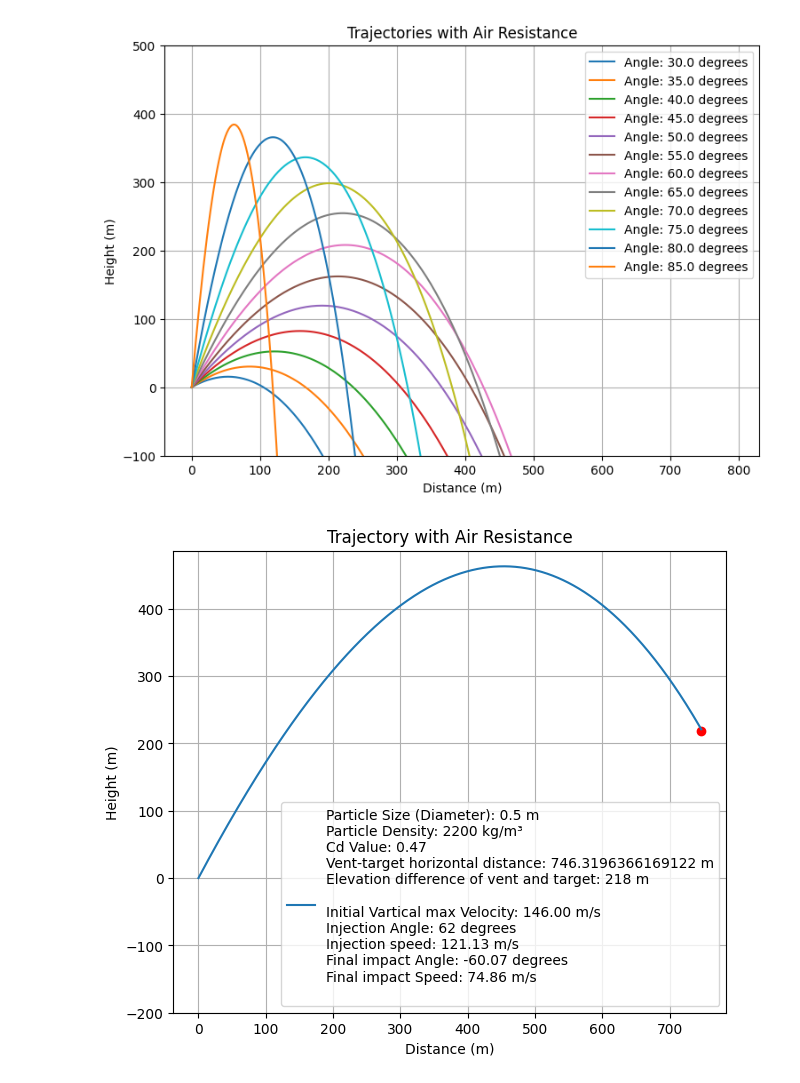
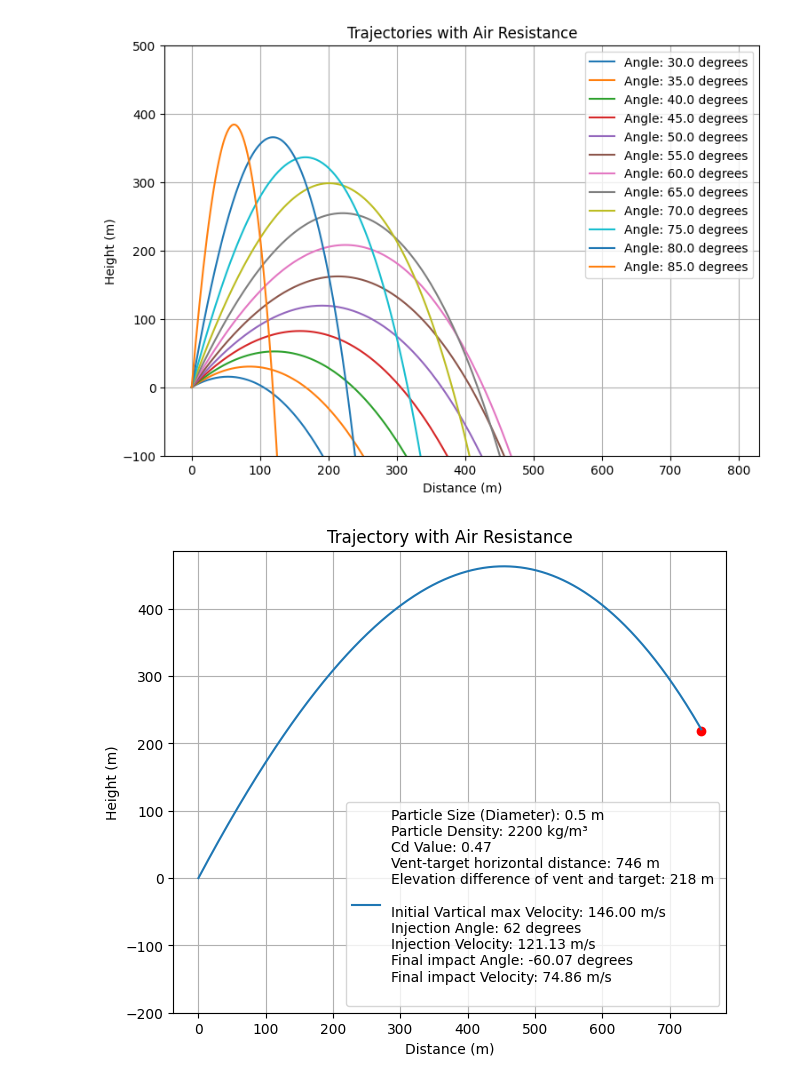
Before and after one commit to tatsuro-Chiba/covid19, a Jupyter notebook: Untitled2.ipynb, the cells around one changed output. Saved outputs shown, nothing was run; the diff lists cells and outputs as text; code cells hidden in the pictures.

```diff
--- a/Untitled2.ipynb
+++ b/Untitled2.ipynb
@@ -96,7 +96,7 @@ import numpy as np
 from scipy.integrate import solve_ivp
 import matplotlib.pyplot as plt
 
-
+######################## 御嶽山　本白根山　50cmサイズでの初速検証
 
 
 # 空気抵抗を考慮した弾道計算関数
@@ -183,34 +183,34 @@ while True:
             # ラベルのフォーマットを更新
             v = v0 * np.sin(np.radians(angle)) ** 1.5
             label_text = (
                 f"Particle Size (Diameter): {size} m\n"
                 f"Particle Density: {density} kg/m³\n"
                 f"Cd Value: {Cd}\n"
-                f"Vent-target horizontal distance: {target_distance} m\n"
+                f"Vent-target horizontal distance: {target_distance:.0f} m\n"
                 f"Elevation difference of vent and target: {target_height} m\n\n"
                 f"Initial Vartical max Velocity: {v0:.2f} m/s\n"
                 f"Injection Angle: {angle} degrees\n"
-                f"Injection speed: {v:.2f} m/s\n"
+                f"Injection Velocity: {v:.2f} m/s\n"
                 f"Final impact Angle: {final_angle:.2f} degrees\n"
-                f"Final impact Speed: {final_speed:.2f} m/s\n"
+                f"Final impact Velocity: {final_speed:.2f} m/s\n"
             )
             # 軌跡をプロット
             plt.figure(figsize=(10, 6))
             plt.plot(x, y, label=label_text)
             plt.scatter([target_distance], [target_height], color='red')  # 目標地点
             plt.gca().set_aspect('equal', adjustable='box')
             plt.title('Trajectory with Air Resistance')
             plt.xlabel('Distance (m)')
             plt.ylabel('Height (m)')
             plt.ylim(bottom=-200)
             #plt.xlim(right=400)
             plt.grid(True)
             plt.legend()
             plt.show()
             break
     else:
         v0 += 0.5  # 初速を増加
         continue
     break
 # %% [output]
-[figure, old version]
+[figure, new version]
```
Also changed, not shown: parts of 1 cell of this notebook.
